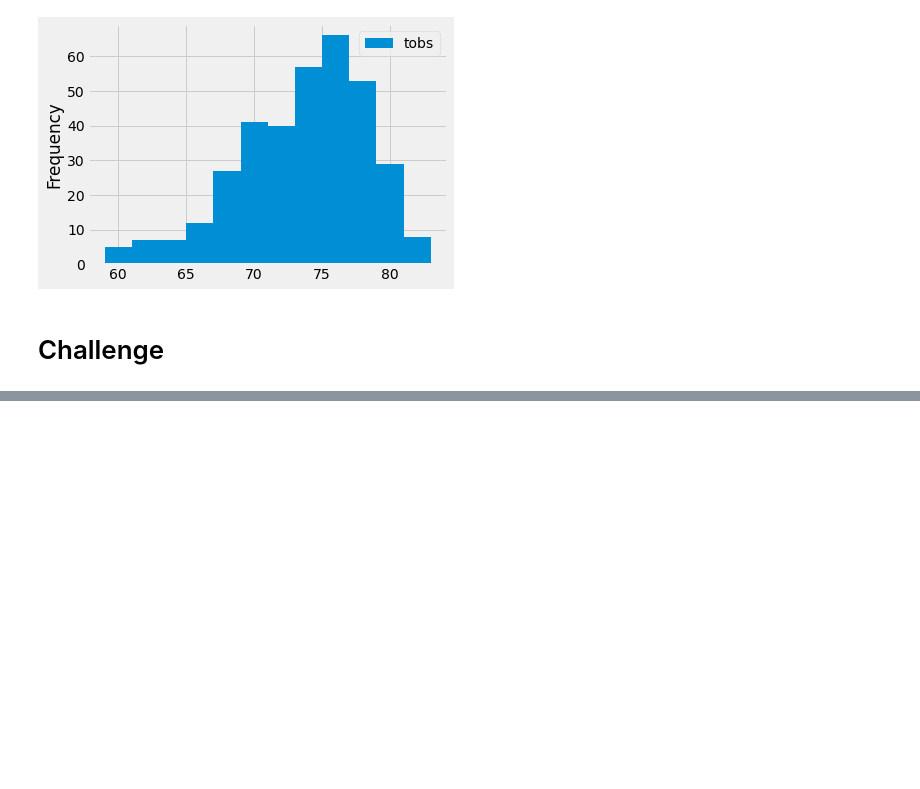
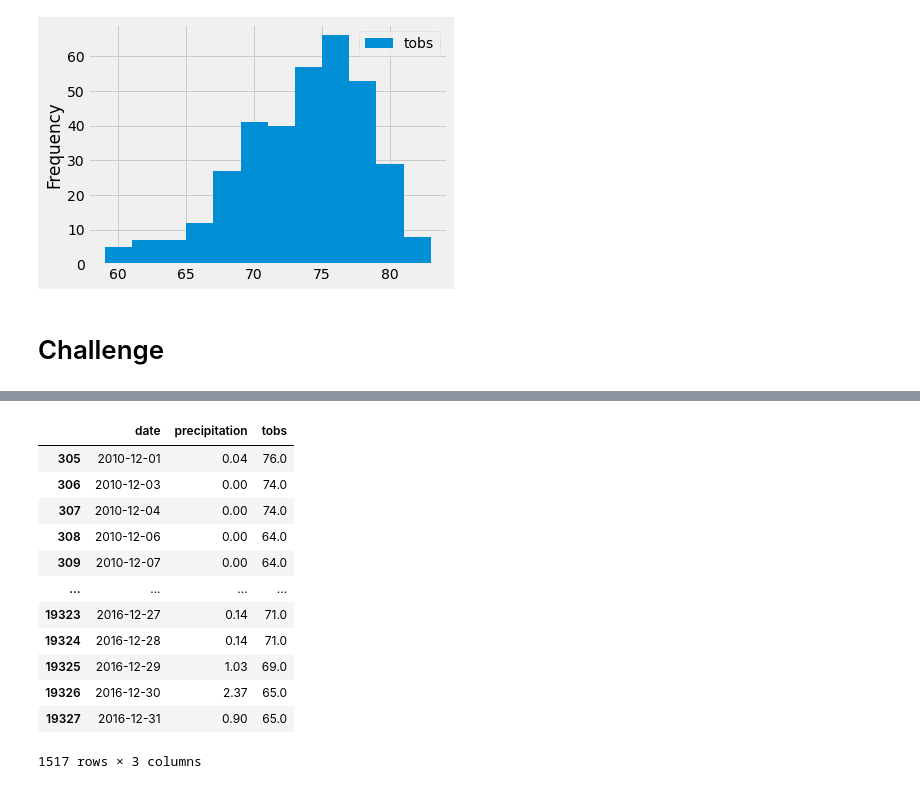
Before and after one commit to TrentBrunson/Surfs_Up, a Jupyter notebook: climate_analysis.ipynb, the cells around one changed output, grey strips where cells are left out. Saved outputs shown, nothing was run; the diff lists cells and outputs as text; code cells hidden in the pictures; blank space fills up the shorter version.

```diff
--- a/climate_analysis.ipynb
+++ b/climate_analysis.ipynb
@@ -121,0 +154,21 @@ plt.tight_layout()
+# %%
+challDF['date'] = pd.to_datetime(challDF['date'])
+junDF = challDF[challDF['date'].dt.month == 6] # filter all stations for month of June
+junDF
+
+decDF = challDF[challDF['date'].dt.month == 12] # filter all stations for month of Dec
+decDF
+# %% [output]
+|  | date | precipitation | tobs |
+| 305 | 2010-12-01 | 0.04 | 76.0 |
+| 306 | 2010-12-03 | 0.00 | 74.0 |
+| 307 | 2010-12-04 | 0.00 | 74.0 |
+| 308 | 2010-12-06 | 0.00 | 64.0 |
+| 309 | 2010-12-07 | 0.00 | 64.0 |
+| ... | ... | ... | ... |
+| 19323 | 2016-12-27 | 0.14 | 71.0 |
+| 19324 | 2016-12-28 | 0.14 | 71.0 |
+| 19325 | 2016-12-29 | 1.03 | 69.0 |
+| 19326 | 2016-12-30 | 2.37 | 65.0 |
+| 19327 | 2016-12-31 | 0.90 | 65.0 |
+1517 rows × 3 columns
```
Also changed, not shown: parts of 6 cells of this notebook, 1 other file.
